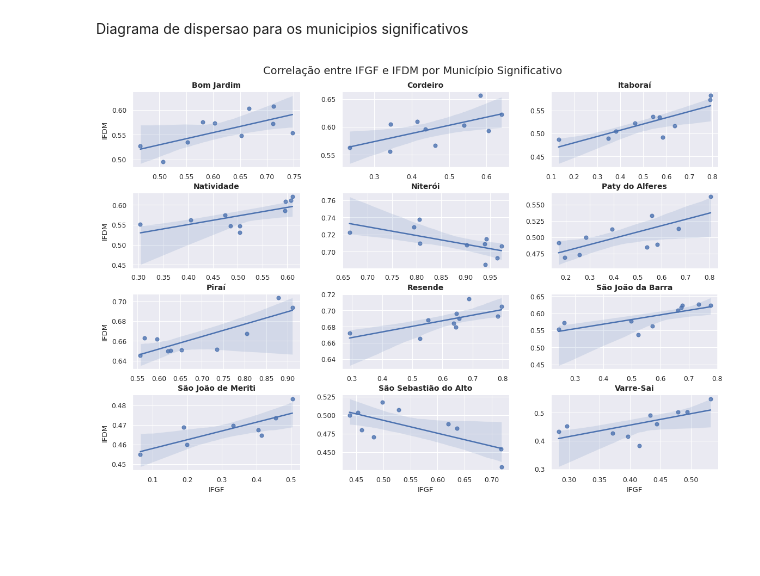
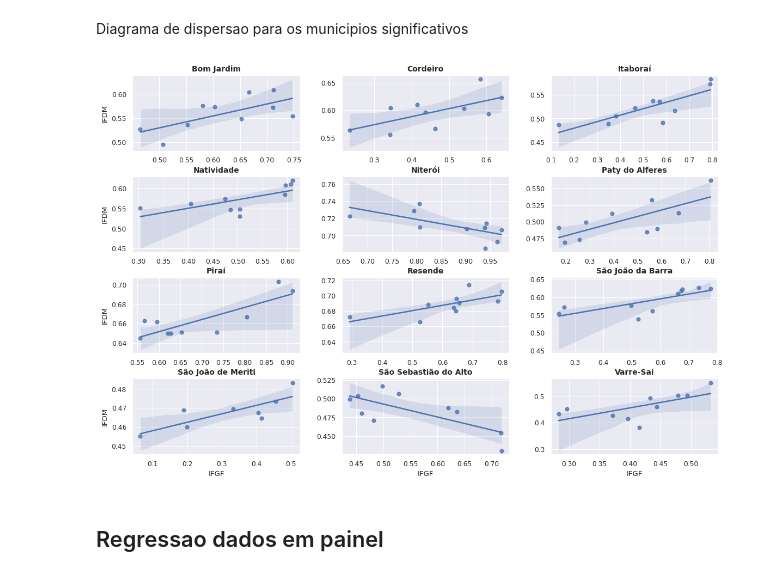
Before and after one commit to silva-fabiofreitas/EDA, a Jupyter notebook: desenvolvimento/data_analysis.ipynb, the cells around one changed output. Saved outputs shown, nothing was run; the diff lists cells and outputs as text; code cells hidden in the pictures; blank space fills up the shorter version.

```diff
--- a/desenvolvimento/data_analysis.ipynb
+++ b/desenvolvimento/data_analysis.ipynb
@@ -10,5 +165,7 @@ from pandas.api.types import CategoricalDtype
 # %%
-df = pd.read_csv('data/dados_painel_consolidado.csv', index_col=0)
+conn = duckdb.connect("../data/dados_eda.duckdb")
 
-df.head()
+tables = conn.execute("SHOW TABLES").fetchdf()
+
+tables
 # %% [output]
@@ -21,2 +175,6 @@ df.head()
 # %% [markdown]
 Categorizacao das faixas no pandas em tipo de dado Categorias
+# %%
+df = conn.execute(f"SELECT * FROM dados_painel_consolidado").fetchdf()
+
+df.head()
@@ -141,23 +286,0 @@ Interpretação:
-# %%
-from scipy.stats import pearsonr
-import pandas as pd
-
-# Remove linhas com valores ausentes
-dados = df[['Ano', 'IFGF', 'IFDM']].dropna()
-
-# Calcula correlação e p-valor por ano
-resultados = []
-for ano, grupo in dados.groupby('Ano'):
-    r, p = pearsonr(grupo['IFGF'], grupo['IFDM'])
-    significante = "✔️" if p < 0.05 else ""
-    resultados.append({
-        'Ano': ano,
-        'Correlação de Pearson': round(r, 3),
-        'p-valor': f"{p:.3e}",
-        'Significativo (p < 0.05)': significante
-    })
-
-# Cria DataFrame formatado
-tabela_correlacao = pd.DataFrame(resultados)
-
-tabela_correlacao
@@ -227,33 +338,34 @@ A4_width, A4_height = 11.69, 8.27  # paisagem
 # Número de colunas e tamanho ideal
 col_wrap = 3
 height = 3.2  # aumenta um pouco a altura de cada gráfico
 aspect = 1.2  # torna os gráficos mais largos
 
 # lmplot com configurações melhoradas
 g = sns.lmplot(
     data=df[df['Município'].isin(df_significativo['Município'])],
+    # data=df,
     x='IFGF',
     y='IFDM',
     col='Município',
     col_wrap=col_wrap,
     height=height,
     aspect=aspect,
     facet_kws={'sharey': False, 'sharex': False}
 )
 
 # Ajustes gerais de visualização
 g.set_titles(col_template="{col_name}", size=10, fontweight='bold')
 g.set_axis_labels("IFGF", "IFDM")
 
-# # Tamanho total da figura para A4
+# Tamanho total da figura para A4
 total_width = col_wrap * height * aspect
 total_height = ((len(df_significativo) - 1) // col_wrap + 1) * height
 g.figure.set_size_inches(A4_width, A4_height)  # para caber em uma folha A4 horizontal
 
 # Layout mais compacto
 plt.subplots_adjust(top=0.92, bottom=0.08, left=0.06, right=0.98, hspace=0.35, wspace=0.25)
-g.figure.suptitle("Correlação entre IFGF e IFDM por Município Significativo", fontsize=14)
+# g.figure.suptitle("Correlação entre IFGF e IFDM por Município Significativo", fontsize=14)
 
 plt.show()
 # %% [output]
-[figure, old version]
+[figure, new version]
@@ -262 +372,3 @@ plt.show()
+# %% [markdown]
+## Regressao dados em painel
 # %%
```
Also changed, not shown: parts of 25 cells of this notebook, 8 other files.
